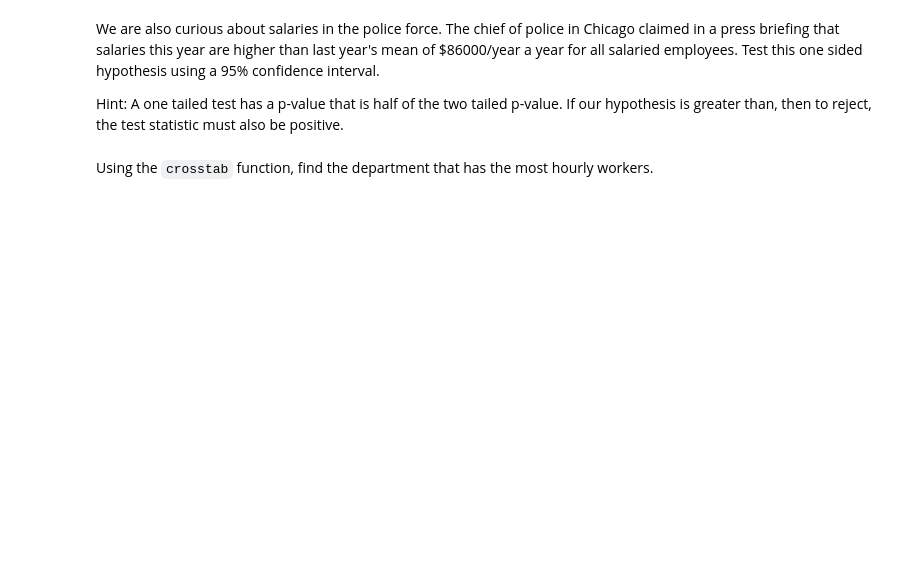
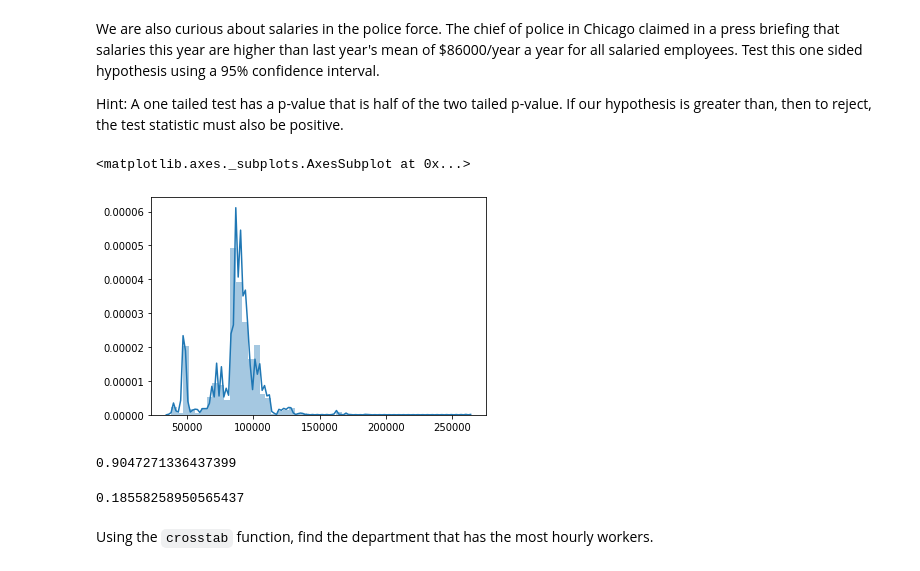
Before and after one commit to nicolas2192/dataptmad1019, a Jupyter notebook: module-2/lab-hypothesis-testing/your-code/main.ipynb, the cells around one changed output. Drawn from its saved outputs; the diff is of its cells as text; code cells hidden in the pictures; blank space fills up the shorter version.

```diff
--- a/module-2/lab-hypothesis-testing/your-code/main.ipynb
+++ b/module-2/lab-hypothesis-testing/your-code/main.ipynb
@@ -95,2 +117,20 @@ Hint: A one tailed test has a p-value that is half of the two tailed p-value. If
+# %%
+sns.distplot(sal_p["Annual Salary"].tolist())
+# %% [output]
+<matplotlib.axes._subplots.AxesSubplot at 0x...>
+[figure, added]
+# %%
+# Your code here:
+sal_p = sal.loc[(sal["Department"] == "POLICE") & (sal["Salary or Hourly"] == "Salary")]
+sal_p["Annual Salary"].mean() # mean 86486.41450313339
+# null hypothesis -> mean annual salary > 86.000
+# alt hypoythesis -> mean annual salary <= 86.000
+police =  sal_p["Annual Salary"].sample(n=40, random_state=1)
+test_result2 = ttest_1samp(police, 86000)
+display(test_result2.statistic)
+display(test_result2.pvalue / 2)
+# %% [output]
+0.9047271336437399
+0.18558258950565437
 # %% [markdown]
 Using the `crosstab` function, find the department that has the most hourly workers.
```
Also changed, not shown: parts of 14 cells of this notebook.
